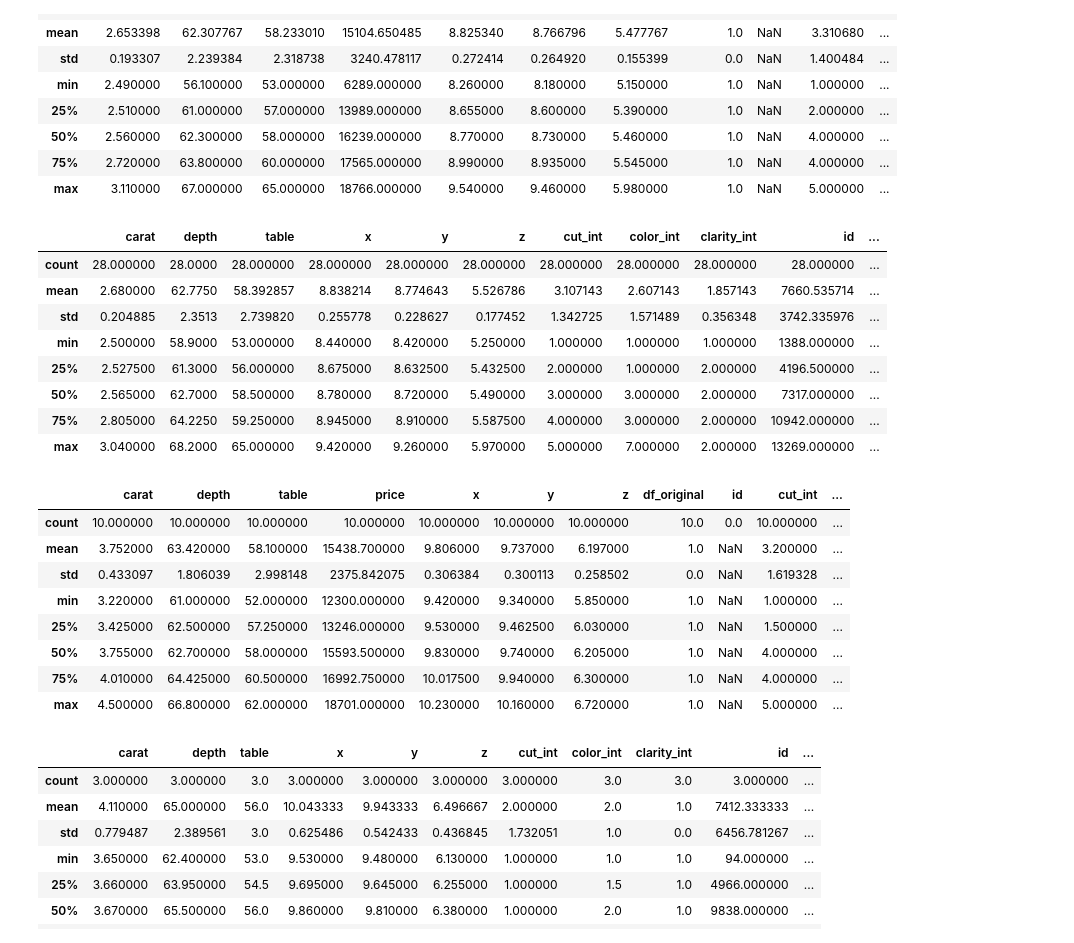
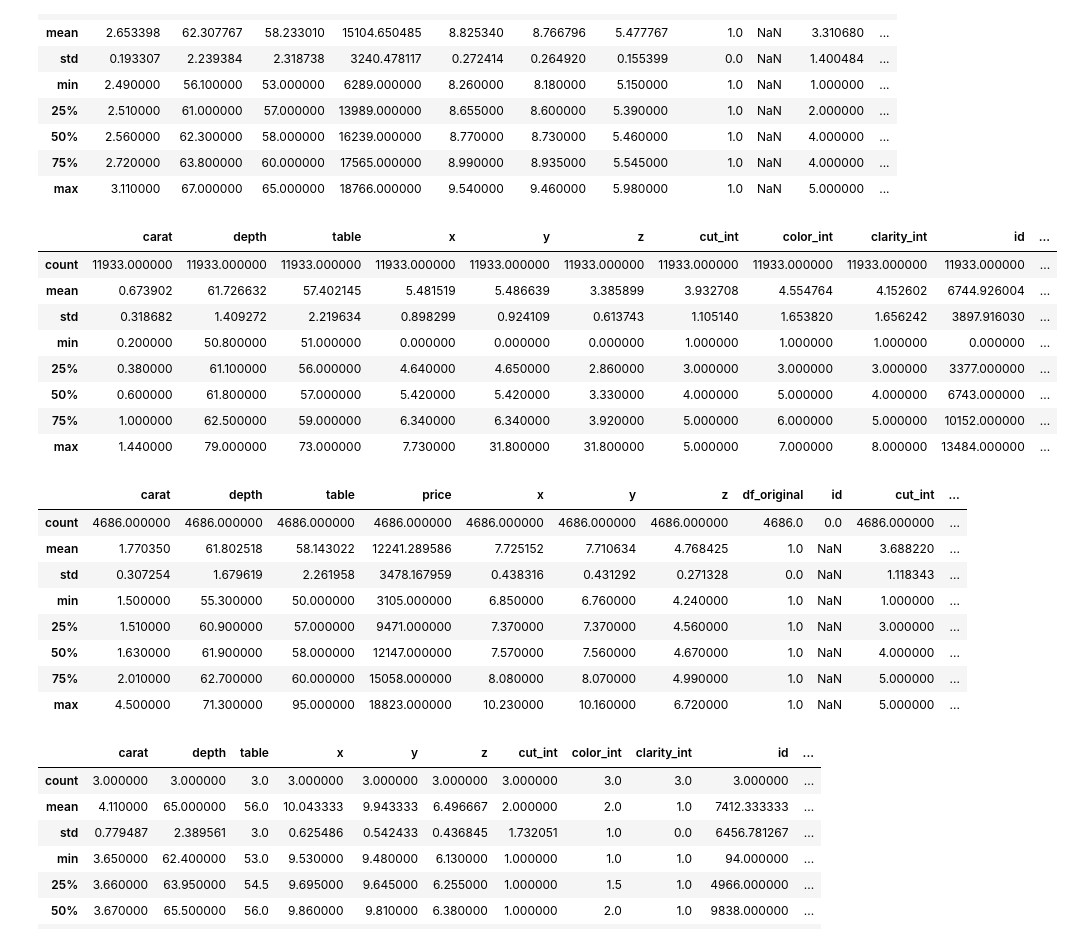
Before and after one commit to carpiero/Kaggle_Competition_Machine_Learning, a Jupyter notebook: notebooks/NotebookML002.ipynb, the cells around one changed output. Drawn from its saved outputs; the diff is of its cells as text; code cells hidden in the pictures.

```diff
--- a/notebooks/NotebookML002.ipynb
+++ b/notebooks/NotebookML002.ipynb
@@ -561,31 +633,53 @@ predictions_competition = model.predict(X_predict)
 # %%
 
 
+submission2 = pd.DataFrame({'id': df_predict2['id'], 'price': predictions_competition2})
+submission3 = pd.DataFrame({'id': df_predict3['id'], 'price': predictions_competition3})
 
-submission = pd.DataFrame({'id': df_predict['id'], 'price': predictions_competition})
+submission=pd.concat([submission2,submission3], axis=0).sort_values(by=['id'])
 submission['id'] = submission['id'].astype('int64')
+
+submission.to_csv(f'/home/carpiero/IRONHACK/kaggle/sin_nada_{total}.csv', index=False)
+
+###########################################################
+
+# submission = pd.DataFrame({'id': df_predict['id'], 'price': predictions_competition})
+# submission['id'] = submission['id'].astype('int64')
 
 # submission.loc[94,'price'] =20631
 # submission.loc[94,'price'] =20631
 
 
-submission.to_csv(f'/home/carpiero/IRONHACK/kaggle/sin_nada_{np.mean(-scores)}.csv', index=False)
+# submission.to_csv(f'/home/carpiero/IRONHACK/kaggle/sin_nada_{np.mean(-scores)}.csv', index=False)
 
-PROBA=pd.concat([X_predict,submission], axis=1)
+# PROBA=pd.concat([X_predict,submission], axis=1)
 
 # c1='clarity_1'
-# c2=2.8
-# p1='pave'
+# c2=3.2
+# p1='3'
 # p2=0.14
 
-# # PROBA['price'] = np.where((PROBA['carat']>=c1)&(PROBA['carat']<c2),PROBA['price']+PROBA['price']*p1,PROBA['price'])
-# # PROBA['price'] = np.where(PROBA['carat']>=c2,PROBA['price']+PROBA['price']*p2,PROBA['price'])
+
 
 # PROBA['price'] = np.where((PROBA['carat']>=c2)&(PROBA['clarity_int']==1),PROBA['price']+PROBA['price']*p2,PROBA['price'])
-
 
 # submission=PROBA[['id','price']]
 
 # submission.to_csv(f'/home/carpiero/IRONHACK/kaggle/SINNADAyaumentandoamano_{c1}_{p1}y_{c2}_{p2}.csv', index=False)
 
-# submission.describe()
+#13485
+
+
+SUBUENA=pd.read_csv('/home/carpiero/IRONHACK/kaggle/Metidas/sin_nada_505.3690615452344.csv')
+submission_dif=pd.concat([submission,SUBUENA,X_predict], axis=1)
+
+submission_dif.columns = ['id_sub', 'price_sub', 'id_subida', 'price_subida', 'carat', 'depth', 'table', 'x', 'y', 'z',
+       'cut_int', 'color_int', 'clarity_int']
+
+submission_dif['Diff_id']=submission_dif['id_sub']-submission_dif['id_subida']
+submission_dif['Diff']=submission_dif['price_sub']-submission_dif['price_subida']
+
+submission
+
+
+submission_dif.loc[(submission_dif['Diff']<-1000)|(submission_dif['Diff']>=1000) ].sort_values(by=['Diff'], ascending=False)
@@ -713,29 +817,29 @@ data.loc[(data['carat']>=c1)&(data['carat']<c2)].describe()
 | 75% | 2.720000 | 63.800000 | 60.000000 | 17565.000000 | 8.990000 | 8.935000 | 5.545000 | 1.0 | NaN | 4.000000 | ... |
 | max | 3.110000 | 67.000000 | 65.000000 | 18766.000000 | 9.540000 | 9.460000 | 5.980000 | 1.0 | NaN | 5.000000 | ... |
 # %%
-PROBA.loc[(PROBA['carat']>=c1)&(PROBA['carat']<c2)].describe()
+PROBA.loc[(PROBA['carat']<1.45)].describe()
 # %% [output]
 |  | carat | depth | table | x | y | z | cut_int | color_int | clarity_int | id | ... |
-| count | 28.000000 | 28.0000 | 28.000000 | 28.000000 | 28.000000 | 28.000000 | 28.000000 | 28.000000 | 28.000000 | 28.000000 | ... |
-| mean | 2.680000 | 62.7750 | 58.392857 | 8.838214 | 8.774643 | 5.526786 | 3.107143 | 2.607143 | 1.857143 | 7660.535714 | ... |
-| std | 0.204885 | 2.3513 | 2.739820 | 0.255778 | 0.228627 | 0.177452 | 1.342725 | 1.571489 | 0.356348 | 3742.335976 | ... |
-| min | 2.500000 | 58.9000 | 53.000000 | 8.440000 | 8.420000 | 5.250000 | 1.000000 | 1.000000 | 1.000000 | 1388.000000 | ... |
-| 25% | 2.527500 | 61.3000 | 56.000000 | 8.675000 | 8.632500 | 5.432500 | 2.000000 | 1.000000 | 2.000000 | 4196.500000 | ... |
-| 50% | 2.565000 | 62.7000 | 58.500000 | 8.780000 | 8.720000 | 5.490000 | 3.000000 | 3.000000 | 2.000000 | 7317.000000 | ... |
-| 75% | 2.805000 | 64.2250 | 59.250000 | 8.945000 | 8.910000 | 5.587500 | 4.000000 | 3.000000 | 2.000000 | 10942.000000 | ... |
-| max | 3.040000 | 68.2000 | 65.000000 | 9.420000 | 9.260000 | 5.970000 | 5.000000 | 7.000000 | 2.000000 | 13269.000000 | ... |
+| count | 11933.000000 | 11933.000000 | 11933.000000 | 11933.000000 | 11933.000000 | 11933.000000 | 11933.000000 | 11933.000000 | 11933.000000 | 11933.000000 | ... |
+| mean | 0.673902 | 61.726632 | 57.402145 | 5.481519 | 5.486639 | 3.385899 | 3.932708 | 4.554764 | 4.152602 | 6744.926004 | ... |
+| std | 0.318682 | 1.409272 | 2.219634 | 0.898299 | 0.924109 | 0.613743 | 1.105140 | 1.653820 | 1.656242 | 3897.916030 | ... |
+| min | 0.200000 | 50.800000 | 51.000000 | 0.000000 | 0.000000 | 0.000000 | 1.000000 | 1.000000 | 1.000000 | 0.000000 | ... |
+| 25% | 0.380000 | 61.100000 | 56.000000 | 4.640000 | 4.650000 | 2.860000 | 3.000000 | 3.000000 | 3.000000 | 3377.000000 | ... |
+| 50% | 0.600000 | 61.800000 | 57.000000 | 5.420000 | 5.420000 | 3.330000 | 4.000000 | 5.000000 | 4.000000 | 6743.000000 | ... |
+| 75% | 1.000000 | 62.500000 | 59.000000 | 6.340000 | 6.340000 | 3.920000 | 5.000000 | 6.000000 | 5.000000 | 10152.000000 | ... |
+| max | 1.440000 | 79.000000 | 73.000000 | 7.730000 | 31.800000 | 31.800000 | 5.000000 | 7.000000 | 8.000000 | 13484.000000 | ... |
 # %%
-data.loc[(data['carat']>=c2)].describe()
+data.loc[(data['carat']>=1.50)].describe()
 # %% [output]
 |  | carat | depth | table | price | x | y | z | df_original | id | cut_int | ... |
-| count | 10.000000 | 10.000000 | 10.000000 | 10.000000 | 10.000000 | 10.000000 | 10.000000 | 10.0 | 0.0 | 10.000000 | ... |
-| mean | 3.752000 | 63.420000 | 58.100000 | 15438.700000 | 9.806000 | 9.737000 | 6.197000 | 1.0 | NaN | 3.200000 | ... |
-| std | 0.433097 | 1.806039 | 2.998148 | 2375.842075 | 0.306384 | 0.300113 | 0.258502 | 0.0 | NaN | 1.619328 | ... |
-| min | 3.220000 | 61.000000 | 52.000000 | 12300.000000 | 9.420000 | 9.340000 | 5.850000 | 1.0 | NaN | 1.000000 | ... |
-| 25% | 3.425000 | 62.500000 | 57.250000 | 13246.000000 | 9.530000 | 9.462500 | 6.030000 | 1.0 | NaN | 1.500000 | ... |
-| 50% | 3.755000 | 62.700000 | 58.000000 | 15593.500000 | 9.830000 | 9.740000 | 6.205000 | 1.0 | NaN | 4.000000 | ... |
-| 75% | 4.010000 | 64.425000 | 60.500000 | 16992.750000 | 10.017500 | 9.940000 | 6.300000 | 1.0 | NaN | 4.000000 | ... |
-| max | 4.500000 | 66.800000 | 62.000000 | 18701.000000 | 10.230000 | 10.160000 | 6.720000 | 1.0 | NaN | 5.000000 | ... |
+| count | 4686.000000 | 4686.000000 | 4686.000000 | 4686.000000 | 4686.000000 | 4686.000000 | 4686.000000 | 4686.0 | 0.0 | 4686.000000 | ... |
+| mean | 1.770350 | 61.802518 | 58.143022 | 12241.289586 | 7.725152 | 7.710634 | 4.768425 | 1.0 | NaN | 3.688220 | ... |
+| std | 0.307254 | 1.679619 | 2.261958 | 3478.167959 | 0.438316 | 0.431292 | 0.271328 | 0.0 | NaN | 1.118343 | ... |
+| min | 1.500000 | 55.300000 | 50.000000 | 3105.000000 | 6.850000 | 6.760000 | 4.240000 | 1.0 | NaN | 1.000000 | ... |
+| 25% | 1.510000 | 60.900000 | 57.000000 | 9471.000000 | 7.370000 | 7.370000 | 4.560000 | 1.0 | NaN | 3.000000 | ... |
+| 50% | 1.630000 | 61.900000 | 58.000000 | 12147.000000 | 7.570000 | 7.560000 | 4.670000 | 1.0 | NaN | 4.000000 | ... |
+| 75% | 2.010000 | 62.700000 | 60.000000 | 15058.000000 | 8.080000 | 8.070000 | 4.990000 | 1.0 | NaN | 5.000000 | ... |
+| max | 4.500000 | 71.300000 | 95.000000 | 18823.000000 | 10.230000 | 10.160000 | 6.720000 | 1.0 | NaN | 5.000000 | ... |
 # %%
 PROBA.loc[(PROBA['carat']>=c2)].describe()
 # %% [output]
```
Also changed, not shown: parts of 23 cells of this notebook, 5 other files.
